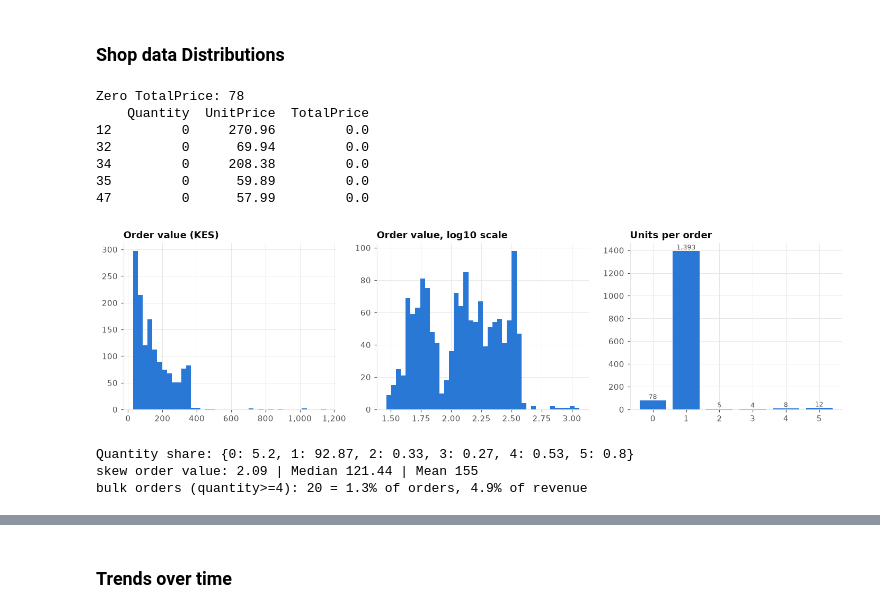
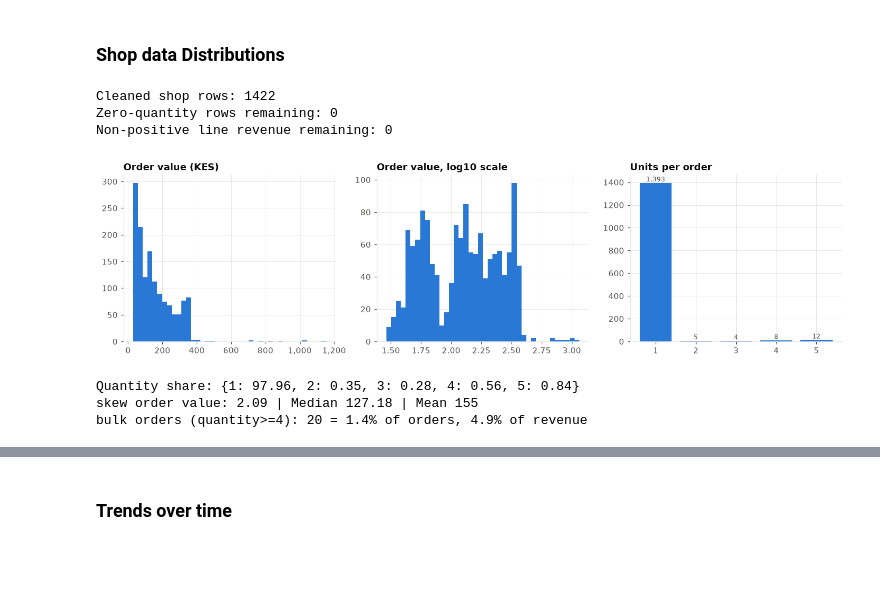
Before and after one commit to glembaglitch/kenyan_retail_analysis, a Jupyter notebook: 02_notebooks/exploratory_data_analysis.ipynb, the cells around one changed output, grey strips where cells are left out. Drawn from its saved outputs; the diff is of its cells as text; code cells hidden in the pictures; blank space fills up the shorter version.

```diff
--- a/02_notebooks/exploratory_data_analysis.ipynb
+++ b/02_notebooks/exploratory_data_analysis.ipynb
@@ -104,22 +61,21 @@ county.head()
 # %% [markdown]
 ### Join shop data and population data
 # %%
-# map each shop town to its county
-LOCATION_TO_COUNTY = {
-    "Nairobi": "NAIROBI", "Roysambu": "NAIROBI", "Umoja": "NAIROBI",
-    "Thika": "KIAMBU", "Ruiru": "KIAMBU", "Ruaka": "KIAMBU",
-    "Kitengela": "KAJIADO", "Rongai": "KAJIADO",   # Ongata Rongai; change to "NAKURU" if you mean Rongai in Nakuru
-}
-shop["County"] = shop["Location"].str.strip().str.title().map(LOCATION_TO_COUNTY)
-assert shop["County"].notna().all(), shop.loc[shop.County.isna(), "Location"].unique()
+assert shop["County"].notna().all()
 
 # merge and check
 cols = ["County", "TotalPopulation", "MalePopulation", "FemalePopulation"]
+
 merged = shop.merge(
-    county[cols].rename(columns={"TotalPopulation": "County_TotalPopulation",
-                                 "MalePopulation": "County_MalePopulation",
-                                 "FemalePopulation": "County_FemalePopulation"}),
-    on="County", how="left", validate="m:1")        # many shop rows -> one county row
+    county[cols].rename(columns={
+        "TotalPopulation": "County_TotalPopulation",
+        "MalePopulation": "County_MalePopulation",
+        "FemalePopulation": "County_FemalePopulation",
+    }),
+    on="County",
+    how="left",
+    validate="m:1"
+)        # many shop rows -> one county row
 
 assert len(merged) == len(shop)                     # join must not add or drop rows
 assert merged["County_TotalPopulation"].notna().all()      # every order found its county
@@ -146,28 +102,27 @@ shop.head()
 # %% [markdown]
 ### Shop data Distributions
 # %%
-print("Zero TotalPrice:", (shop.TotalPrice <= 0).sum())
-print(shop[shop.TotalPrice <= 0][["Quantity","UnitPrice","TotalPrice"]].head())
+print("Cleaned shop rows:", len(shop))
+print("Zero-quantity rows remaining:", shop["Quantity"].eq(0).sum())
+print("Non-positive line revenue remaining:", shop["Revenue"].le(0).sum())
+
+assert shop["InvoiceDate"].notna().all()
+assert shop["Quantity"].gt(0).all()
+assert shop["Revenue"].gt(0).all()
 # %% [output]
-Zero TotalPrice: 78
-    Quantity  UnitPrice  TotalPrice
-12         0     270.96         0.0
-32         0      69.94         0.0
-34         0     208.38         0.0
-35         0      59.89         0.0
-47         0      57.99         0.0
+Cleaned shop rows: 1422
+Zero-quantity rows remaining: 0
+Non-positive line revenue remaining: 0
 # %%
 fig, ax = plt.subplots(1, 3, figsize=(13, 3.6))
 
-shop_pos = shop[shop.TotalPrice > 0]
-
 #plot 0 - order value distribution
-ax[0].hist(shop_pos.TotalPrice, bins=40, color=BLUE)
+ax[0].hist(shop.Revenue, bins=40, color=BLUE)
 ax[0].set_title("Order value (KES)")
 ax[0].xaxis.set_major_formatter(kes)
 
 #plot 1 - order value distribution(log-transformed)
-ax[1].hist(np.log10(shop_pos.TotalPrice), bins=40, color=BLUE)
+ax[1].hist(np.log10(shop.Revenue), bins=40, color=BLUE)
 ax[1].set_title("Order value, log10 scale")
 
 #plot 2 - units per order
@@ -175,40 +130,40 @@ upo = shop.Quantity.value_counts().sort_index()
 ax[2].bar(upo.index.astype(str), upo.values, color=BLUE)
 ax[2].set_title("Units per order")
 for i, v in enumerate(upo.values):
     ax[2].text(
         i,
         v,
         f"{v:,}",
         ha="center",
         va="bottom",
         fontsize=8,
         color=MUTED
         )
 plt.tight_layout()
 plt.show()
 
 print(
     "Quantity share:",
     (shop.Quantity.value_counts(normalize=True)
     .sort_index() * 100)
     .round(2)
     .to_dict()
     )
 print(
     "skew order value:",
-    round(stats.skew(shop_pos.TotalPrice), 2),
+    round(stats.skew(shop.Revenue), 2),
     "| Median",
-    shop.TotalPrice.median(),
+    shop.Revenue.median(),
     "| Mean",
-    round(shop_pos.TotalPrice.mean())
+    round(shop.Revenue.mean())
 )
 bulk = shop[shop.Quantity >=4]
 print(f"bulk orders (quantity>=4): {len(bulk)} = {len(bulk)/len(shop):.1%} of orders, {bulk.Revenue.sum()/shop.Revenue.sum():.1%} of revenue")
 # %% [output]
-[figure, old version]
+[figure, new version]
-Quantity share: {0: 5.2, 1: 92.87, 2: 0.33, 3: 0.27, 4: 0.53, 5: 0.8}
-skew order value: 2.09 | Median 121.44 | Mean 155
-bulk orders (quantity>=4): 20 = 1.3% of orders, 4.9% of revenue
+Quantity share: {1: 97.96, 2: 0.35, 3: 0.28, 4: 0.56, 5: 0.84}
+skew order value: 2.09 | Median 127.18 | Mean 155
+bulk orders (quantity>=4): 20 = 1.4% of orders, 4.9% of revenue
 # %%
 order = shop.groupby("Product").UnitPrice.median().sort_values().index
 fig, ax = plt.subplots(figsize=(9, 4))
```
Also changed, not shown: parts of 16 cells of this notebook, 8 other files.
